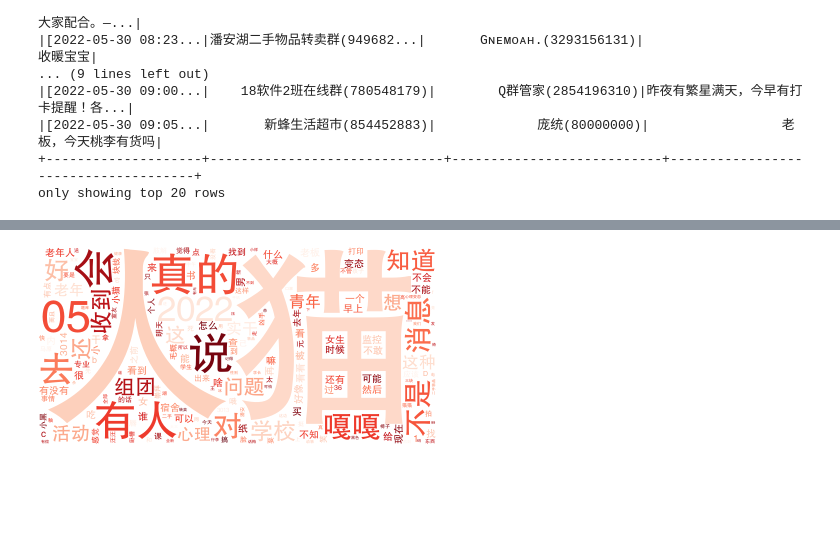
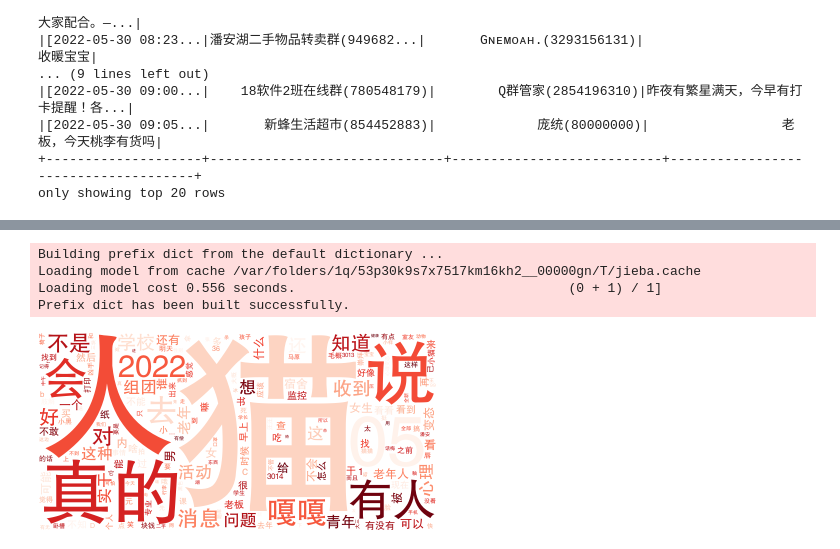
Before and after one commit to zhinushannan/public-opinion, a Jupyter notebook: public-opinion-jupyter.ipynb, the cells around one changed output, grey strips where cells are left out. Cells and saved outputs as stored; diff of their text form; code cells hidden in the pictures; blank space fills up the shorter version.

```diff
--- a/public-opinion-jupyter.ipynb
+++ b/public-opinion-jupyter.ipynb
@@ -270,19 +281,26 @@ Prefix dict has been built successfully.
 # %%
 # 将全模式分词的结果合并成一个list
 message_list = message_df.groupby("id").agg(collect_list('cut_all').alias('cut_all_list')).rdd.collect()
 words = str(message_list[0]["cut_all_list"]).replace("[", "").replace("]", "").replace("'", "").split(", ")
 # 统计词频
 words_df = sc.parallelize(words).map(lambda x: (x, 1)).reduceByKey(add).toDF(schema=["word", "frequency"])
 word_frequency = words_df.rdd.map(lambda word: (word["word"], word["frequency"])).filter(filter_dict).collect()
 word_frequency_dict = {}
 for i in word_frequency:
     word_frequency_dict[i[0]] = i[1]
 
 # 生成词云
+color_list = ['#FF0000', '#a41a1a']  # 建立颜色数组
+colormap = colors.ListedColormap(color_list)  # 调用
+
 wc = WordCloud(font_path="./fonts/FangZhengHeiTiJianTi-1.ttf",
-               background_color='#FFFFFF', colormap="Reds", repeat=True)
+               background_color='#FFFFFF', colormap=colormap, repeat=True)
 
 wc.fit_words(word_frequency_dict)
 wc.to_image()
 # %% [output]
+Building prefix dict from the default dictionary ...
+Loading model from cache /var/folders/1q/53p30k9s7x7517km16kh2__00000gn/T/jieba.cache
+Loading model cost 0.556 seconds.                                   (0 + 1) / 1]
+Prefix dict has been built successfully.
-[figure, old version]
+[figure, new version]
```
Also changed, not shown: parts of 2 cells of this notebook, 12 other files.
